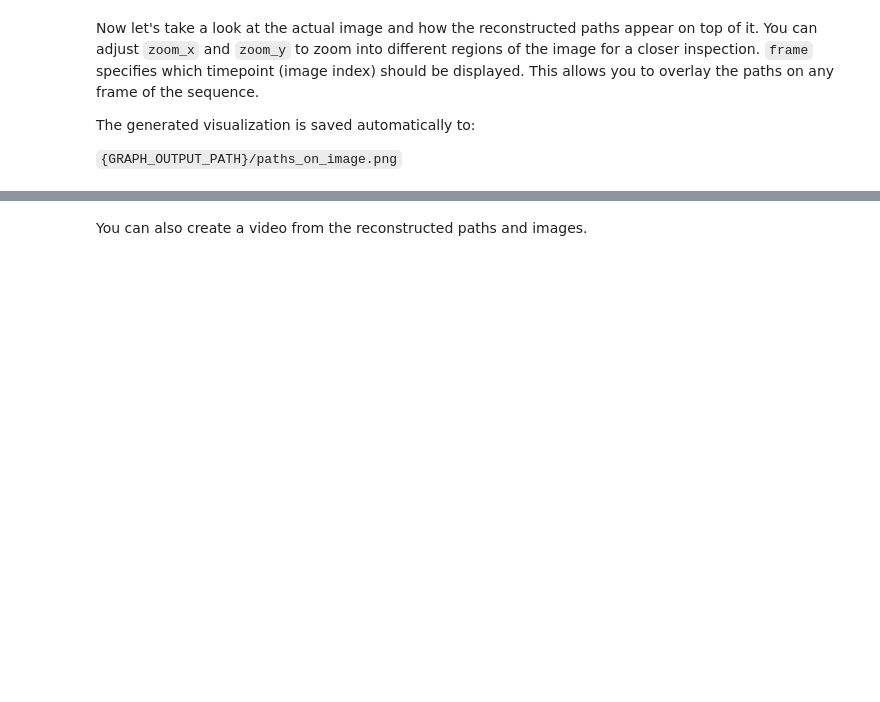
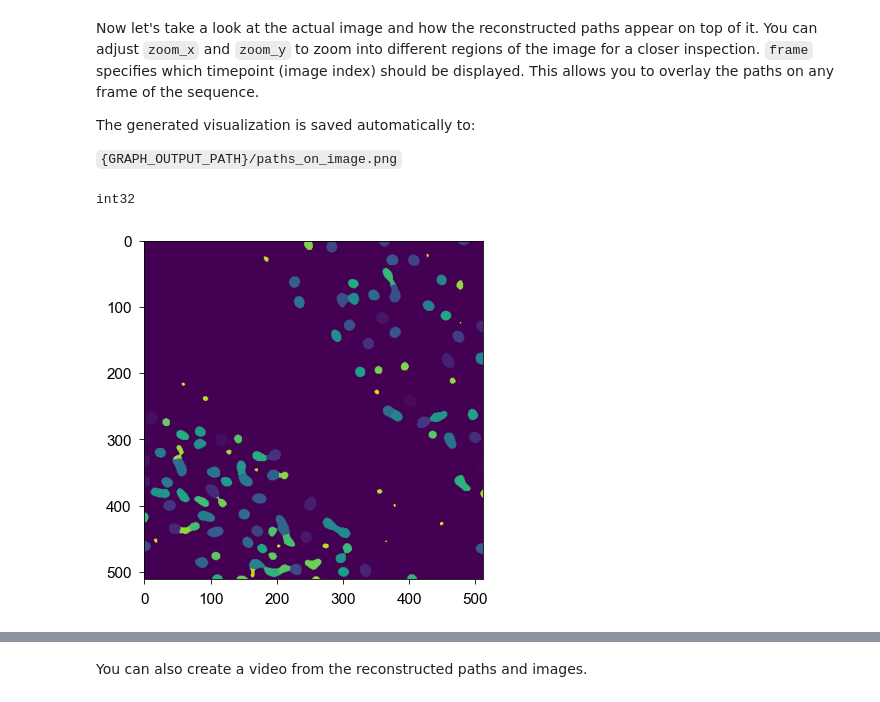
Before and after one commit to Gitinc/argus, a Jupyter notebook: notebooks/visualize_cell_tracks.ipynb, the cells around one changed output, grey strips where cells are left out. Saved outputs shown, nothing was run; the diff lists cells and outputs as text; code cells hidden in the pictures; blank space fills up the shorter version.

```diff
--- a/notebooks/visualize_cell_tracks.ipynb
+++ b/notebooks/visualize_cell_tracks.ipynb
@@ -57,7 +57,8 @@ IMAGE_PATHS_PATTERN = rf'{YOUR_DATA_PATH}/XXXX_*.tif'
 
 This pattern instructs to load all files that follow the specified naming structure.
 # %%
-IMAGE_PATHS_PATTERN = rf'{YOUR_DATA_PATH}/lck-mCherry_cd79b-GFP__DOB_5-6-25_2mpf_Fish-3_anal-fin_.tif'
+IMAGE_PATHS_PATTERN = rf'{YOUR_DATA_PATH}/lck-mCherry_cd79b-GFP_DOB_9-3-2025_amputation-experiment_fish-5_anal-fin-pre-amputation_1-5X-Zoom.czi'
+MASK_PATHS_PATTERN = rf'{GRAPH_OUTPUT_PATH}/masks/mask*.tif'
 algo.IMAGE_CHANNEL = IMAGE_CHANNEL
 # %% [markdown]
 With the file pattern defined, we can now load the images into memory and rescale them to [0,255].
@@ -143,3 +145,10 @@ The generated visualization is saved automatically to:
 #    plane_alpha = 0.5
 #)
 #fig.savefig(rf"{GRAPH_OUTPUT_PATH}/paths_3D.svg", bbox_inches="tight")
+# %%
+plt.imshow(masks[0])
+masks = [np.asarray(m).astype(np.int32) for m in masks]
+print(masks[0].dtype)
+# %% [output]
+int32
+[figure, added]
```
Also changed, not shown: parts of 8 cells of this notebook, 2 other files.
